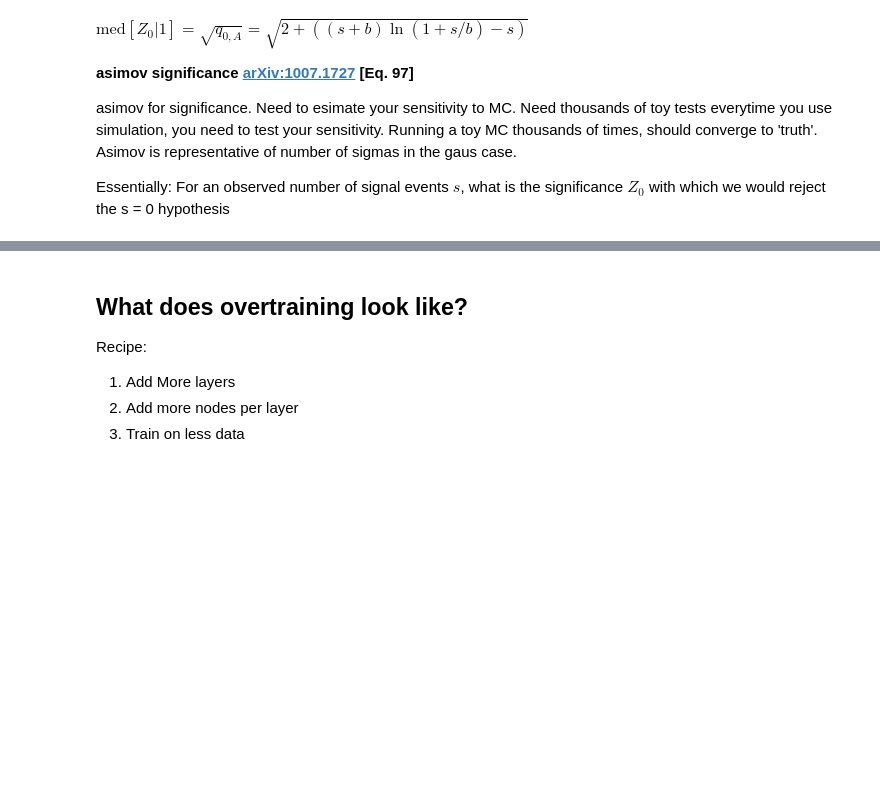
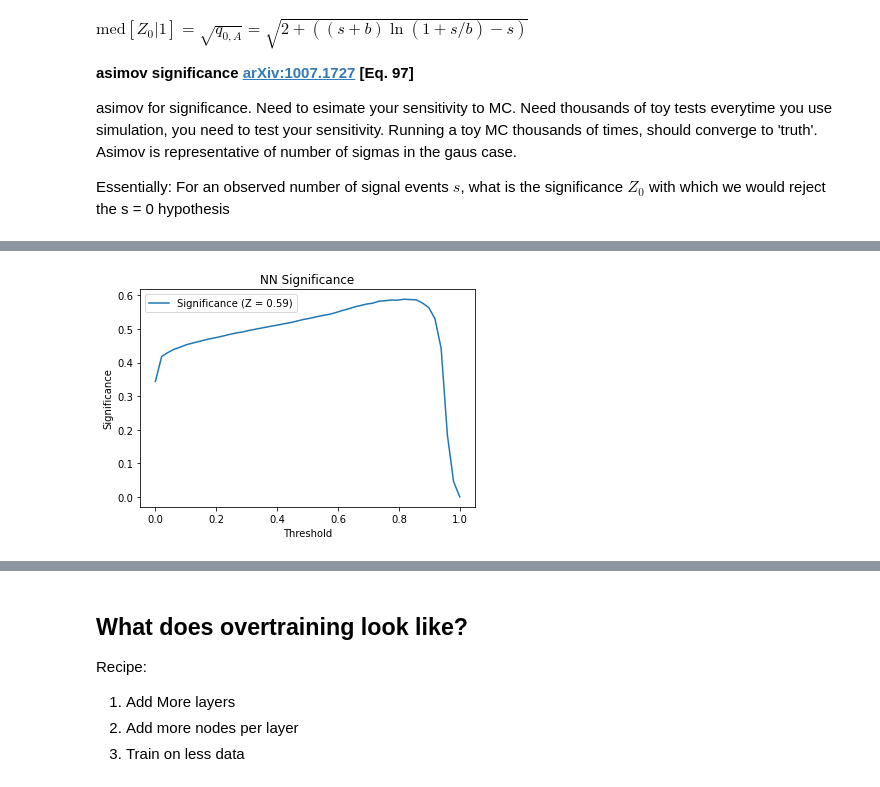
Before and after one commit to usatlas-ml-training/Intro-BDT-NN, a Jupyter notebook: HEPML_HandsOn_NN.ipynb, the cells around one changed output, grey strips where cells are left out. Drawn from its saved outputs; the diff is of its cells as text; code cells hidden in the pictures; blank space fills up the shorter version.

```diff
--- a/HEPML_HandsOn_NN.ipynb
+++ b/HEPML_HandsOn_NN.ipynb
@@ -397,3 +386,15 @@ Z: 0.5900597154291924
+# %%
+plt.plot(np.linspace(0,1,num=50),vamsasimov, label='Significance (Z = {})'.format(np.round(Z,decimals=2)))
+
+
+plt.title("NN Significance")
+plt.xlabel("Threshold")
+plt.ylabel("Significance")
+plt.legend()
+plt.savefig("Significance_xgb.pdf")
+plt.show()
+# %% [output]
+[figure, added]
 # %%
 compare_train_test(y_pred_train, y_train, y_pred_test, y_test,
                    xlabel="NN Score", title="NN",
```
Also changed, not shown: parts of 12 cells of this notebook.
